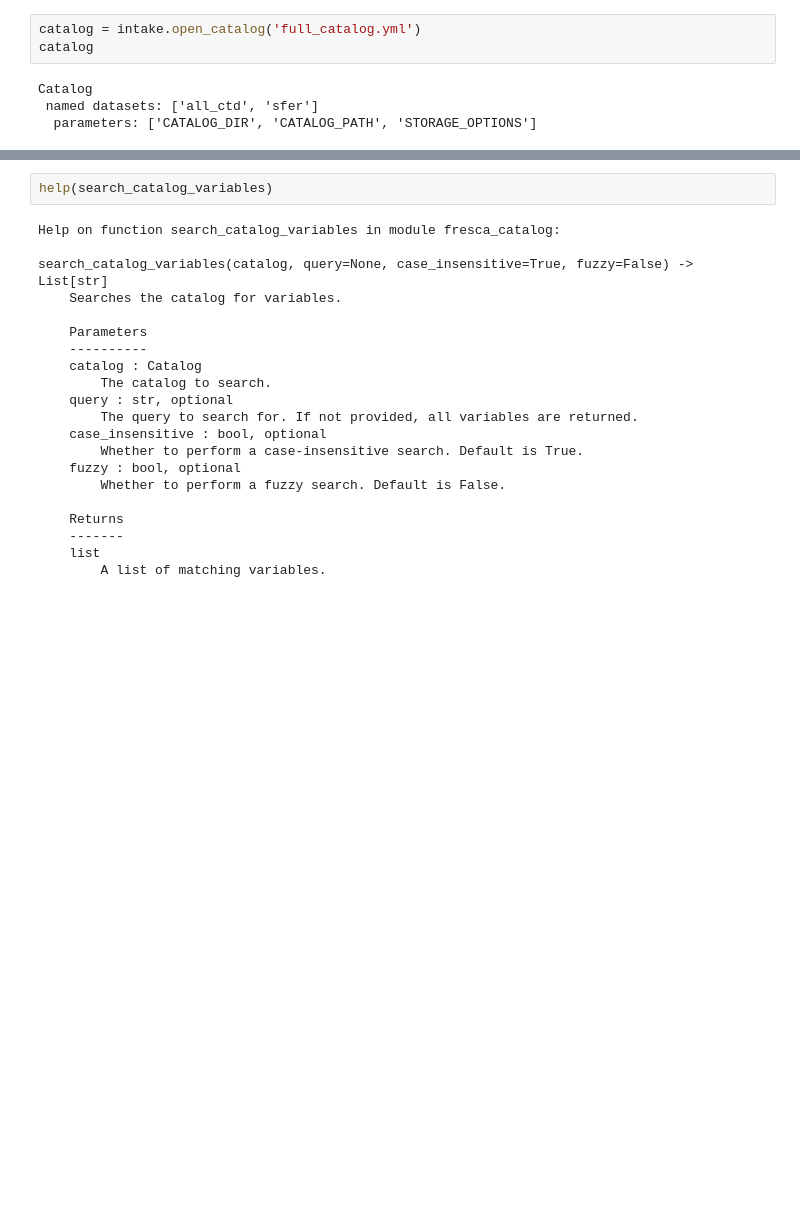
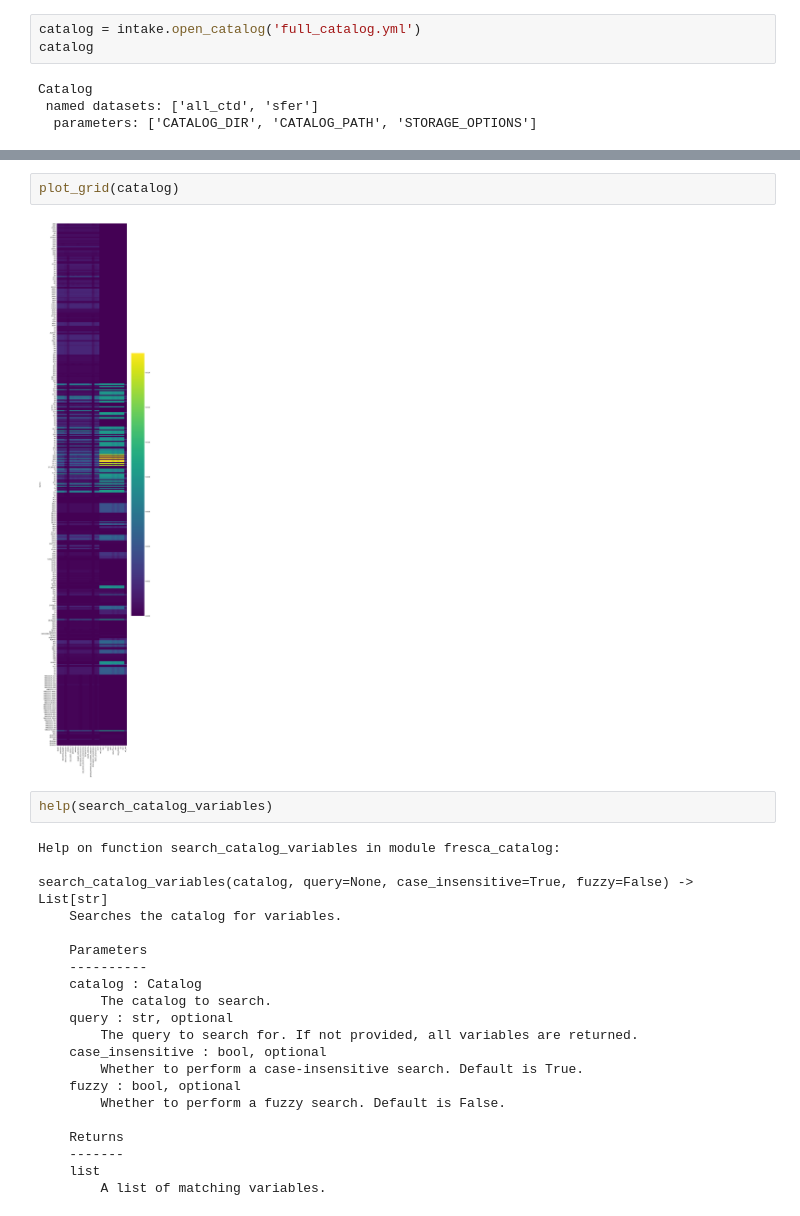
Before and after one commit to axiom-data-science/fresca-catalog, a Jupyter notebook: example.ipynb, the cells around one changed output, grey strips where cells are left out. Saved outputs shown, nothing was run; the diff lists cells and outputs as text; blank space fills up the shorter version.

```diff
--- a/example.ipynb
+++ b/example.ipynb
@@ -19,3 +27,7 @@ Catalog
+# %%
+plot_grid(catalog)
+# %% [output]
+[figure, added]
 # %%
 help(search_catalog_variables)
 # %% [output]
```
Also changed, not shown: parts of 5 cells of this notebook, 2 other files.
